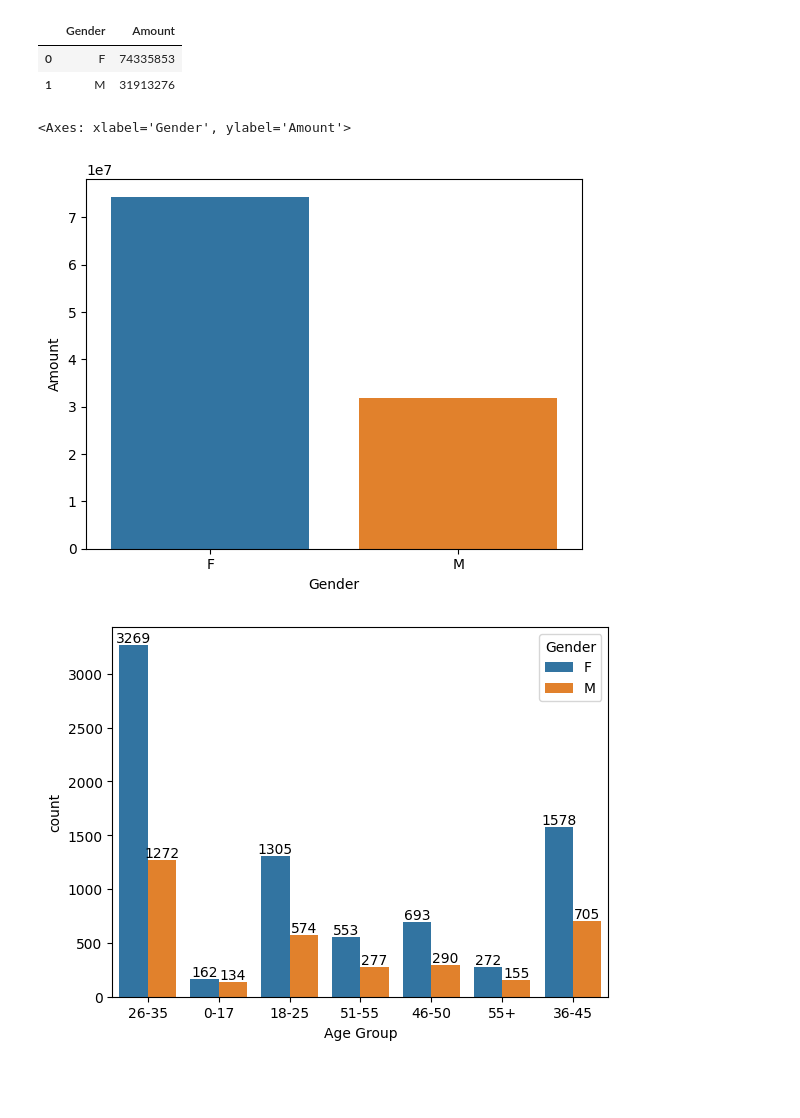
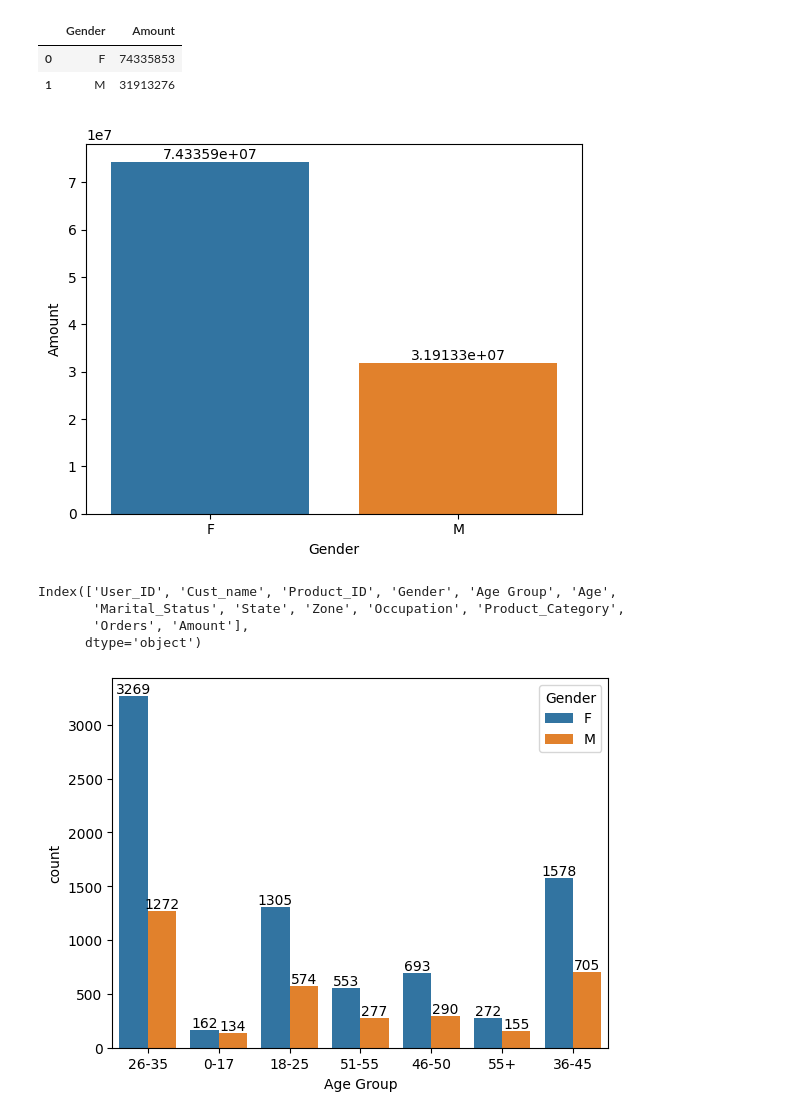
Before and after one commit to Sanjay1996383/Diwali-Sale-project, a Jupyter notebook: diwali sale/diwali .ipynb, the cells around one changed output. Drawn from its saved outputs; the diff is of its cells as text; code cells hidden in the pictures; blank space fills up the shorter version.

Commit message:
graphs

```diff
--- a/diwali sale/diwali .ipynb
+++ b/diwali sale/diwali .ipynb
@@ -163,12 +163,21 @@ df.groupby(['Gender'], as_index=False)['Amount'].sum().sort_values(by='Amount',
 # %%
 # plotting a bar chart for gender vs total amount
 
-sales_gen = df.groupby(['Gender'], as_index=False)['Amount'].sum().sort_values(by='Amount', ascending=False)
+Sales_gen = df.groupby(['Gender'], as_index=False)['Amount'].sum().sort_values(by='Amount', ascending=False)
 
-sns.barplot(x = 'Gender',y= 'Amount' ,data = sales_gen)
+ax=sns.barplot(x = 'Gender',y= 'Amount' ,data = Sales_gen)
+for bars in ax.containers:
+
+  ax.bar_label(bars)
 # %% [output]
-<Axes: xlabel='Gender', ylabel='Amount'>
-[figure, old version]
+[figure, new version]
+# %%
+df.columns
+# %% [output]
+Index(['User_ID', 'Cust_name', 'Product_ID', 'Gender', 'Age Group', 'Age',
+       'Marital_Status', 'State', 'Zone', 'Occupation', 'Product_Category',
+       'Orders', 'Amount'],
+      dtype='object')
 # %%
 #AGE
 
```
Also changed, not shown: parts of 8 cells of this notebook.
